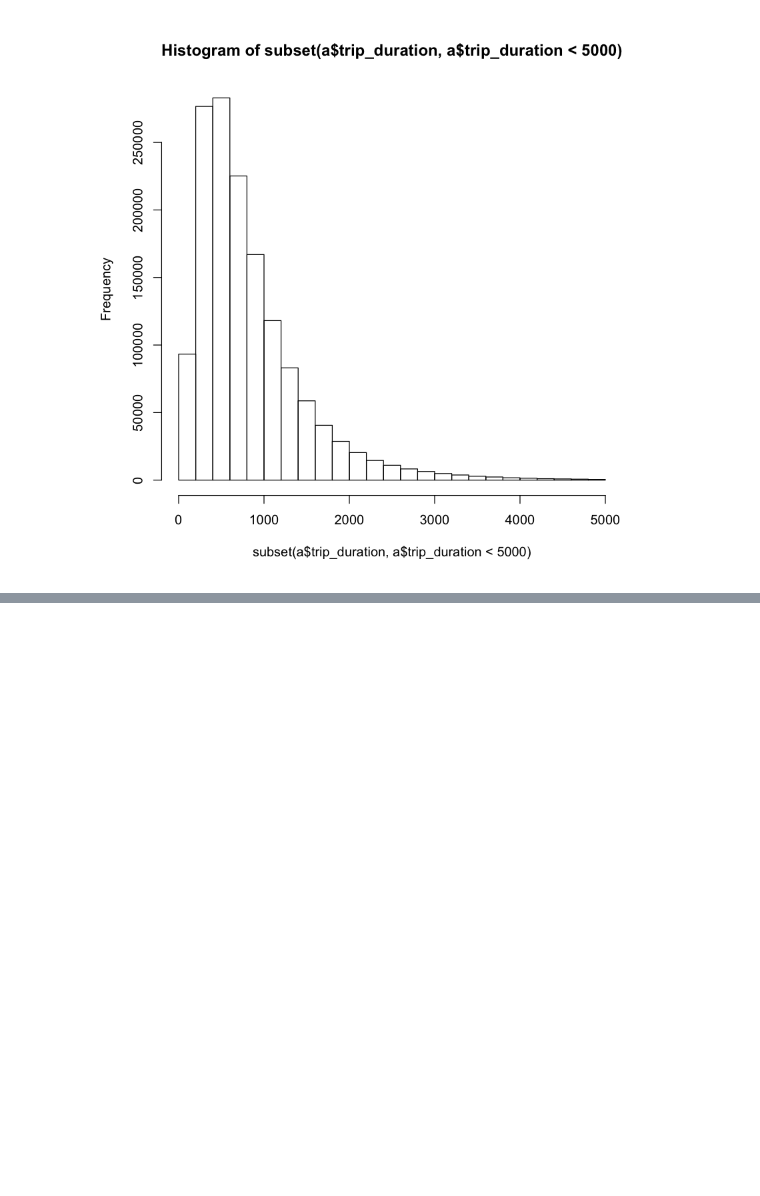
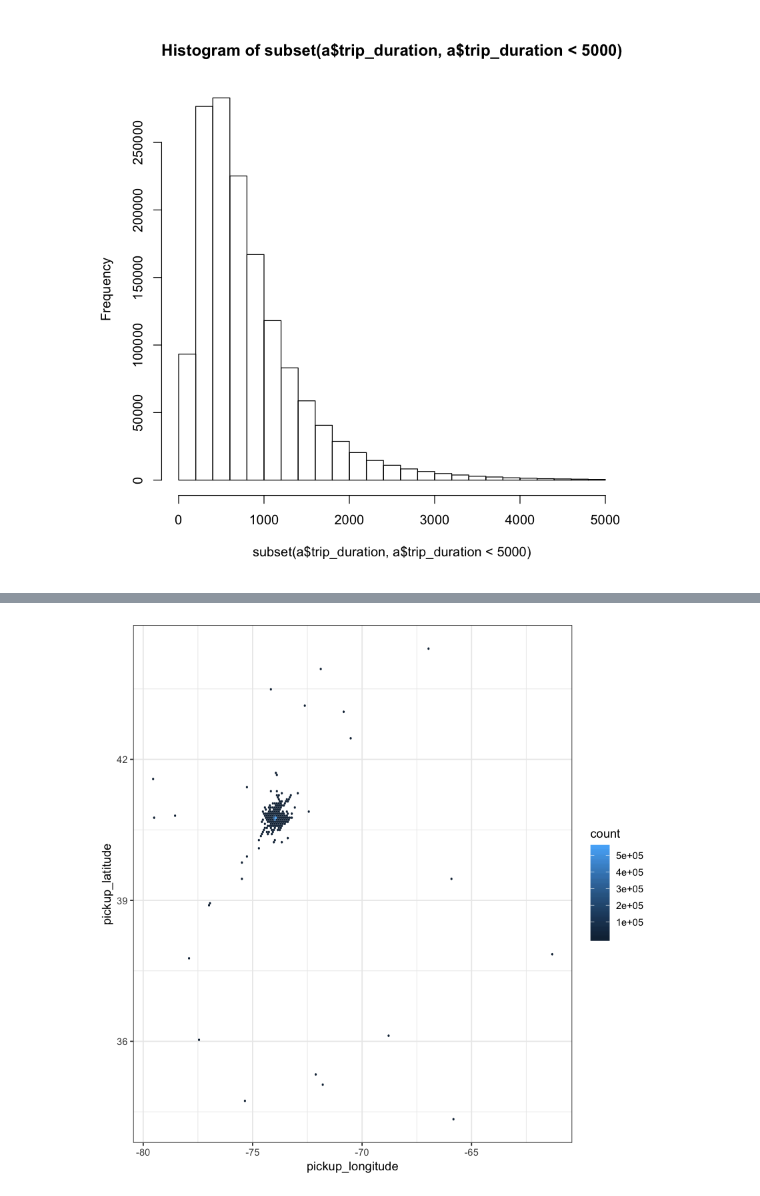
Before and after one commit to teamf3b/NYtaxy, a Jupyter notebook: data_analysis.ipynb, the cells around one changed output, grey strips where cells are left out. Saved outputs shown, nothing was run; the diff lists cells and outputs as text; code cells hidden in the pictures; blank space fills up the shorter version.

```diff
--- a/data_analysis.ipynb
+++ b/data_analysis.ipynb
@@ -26,0 +42,8 @@ hist(subset(a$trip_duration, a$trip_duration < 5000))
+# %%
+c =  subset(a, a$pickup_longitude > -90 & a$pickup_latitude < 45)
+
+ggplot(data=c, aes(x=pickup_longitude, y=pickup_latitude) ) +
+  geom_hex(bins = 200) +
+  theme_bw()
+# %% [output]
+[figure, added]
```
Also changed, not shown: parts of 6 cells of this notebook.
